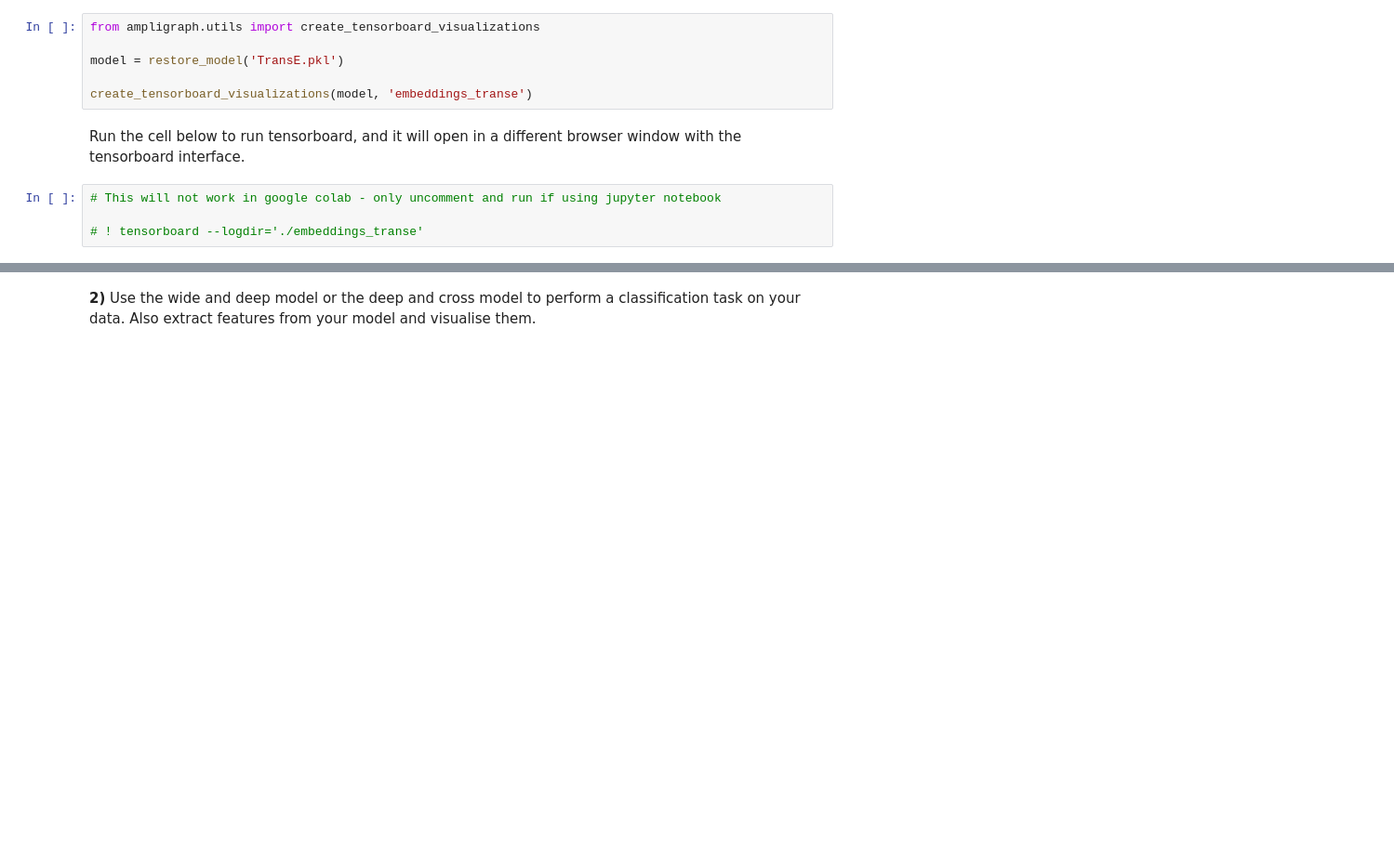
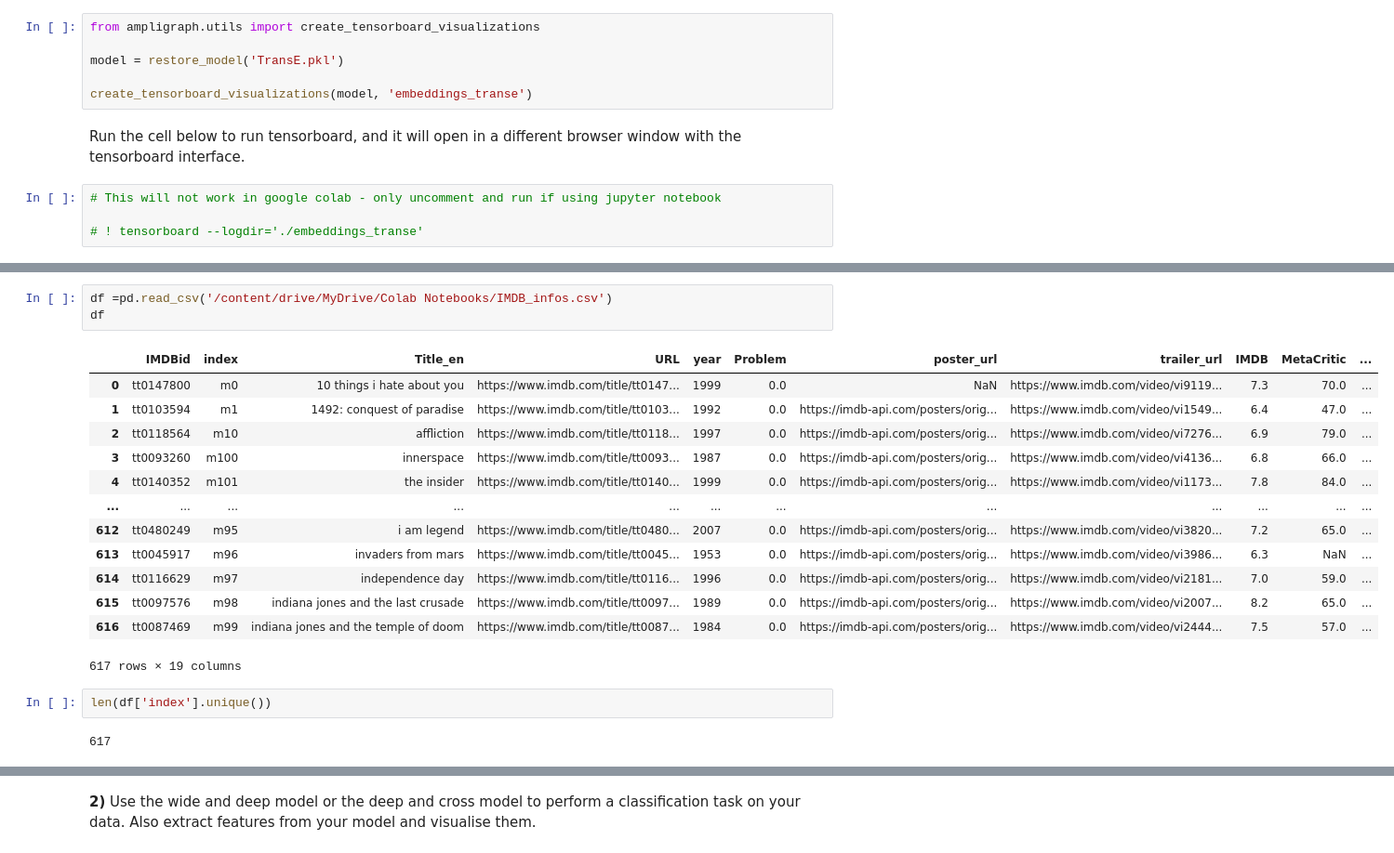
Before and after one commit to Hongkai040/Tutorials-Homework-Notebooks-1, a Jupyter notebook: Hongkai_week6_Tutorial_2_deep_knowledge_graph_categorical_tabular.ipynb, the cells around one changed output, grey strips where cells are left out. Shown at 93% size. Cells and saved outputs as stored; diff of their text form; blank space fills up the shorter version.

```diff
--- a/Hongkai_week6_Tutorial_2_deep_knowledge_graph_categorical_tabular.ipynb
+++ b/Hongkai_week6_Tutorial_2_deep_knowledge_graph_categorical_tabular.ipynb
@@ -2577,0 +2602,21 @@ In this homework you will be using your tabular/categorical data and knowledge g
+# %%
+df =pd.read_csv('/content/drive/MyDrive/Colab Notebooks/IMDB_infos.csv')
+df
+# %% [output]
+|  | IMDBid | index | Title_en | URL | year | Problem | poster_url | trailer_url | IMDB | MetaCritic | ... |
+| 0 | tt0147800 | m0 | 10 things i hate about you | https://www.imdb.com/title/tt0147... | 1999 | 0.0 | NaN | https://www.imdb.com/video/vi9119... | 7.3 | 70.0 | ... |
+| 1 | tt0103594 | m1 | 1492: conquest of paradise | https://www.imdb.com/title/tt0103... | 1992 | 0.0 | https://imdb-api.com/posters/orig... | https://www.imdb.com/video/vi1549... | 6.4 | 47.0 | ... |
+| 2 | tt0118564 | m10 | affliction | https://www.imdb.com/title/tt0118... | 1997 | 0.0 | https://imdb-api.com/posters/orig... | https://www.imdb.com/video/vi7276... | 6.9 | 79.0 | ... |
+| 3 | tt0093260 | m100 | innerspace | https://www.imdb.com/title/tt0093... | 1987 | 0.0 | https://imdb-api.com/posters/orig... | https://www.imdb.com/video/vi4136... | 6.8 | 66.0 | ... |
+| 4 | tt0140352 | m101 | the insider | https://www.imdb.com/title/tt0140... | 1999 | 0.0 | https://imdb-api.com/posters/orig... | https://www.imdb.com/video/vi1173... | 7.8 | 84.0 | ... |
+| ... | ... | ... | ... | ... | ... | ... | ... | ... | ... | ... | ... |
+| 612 | tt0480249 | m95 | i am legend | https://www.imdb.com/title/tt0480... | 2007 | 0.0 | https://imdb-api.com/posters/orig... | https://www.imdb.com/video/vi3820... | 7.2 | 65.0 | ... |
+| 613 | tt0045917 | m96 | invaders from mars | https://www.imdb.com/title/tt0045... | 1953 | 0.0 | https://imdb-api.com/posters/orig... | https://www.imdb.com/video/vi3986... | 6.3 | NaN | ... |
+| 614 | tt0116629 | m97 | independence day | https://www.imdb.com/title/tt0116... | 1996 | 0.0 | https://imdb-api.com/posters/orig... | https://www.imdb.com/video/vi2181... | 7.0 | 59.0 | ... |
+| 615 | tt0097576 | m98 | indiana jones and the last crusade | https://www.imdb.com/title/tt0097... | 1989 | 0.0 | https://imdb-api.com/posters/orig... | https://www.imdb.com/video/vi2007... | 8.2 | 65.0 | ... |
+| 616 | tt0087469 | m99 | indiana jones and the temple of doom | https://www.imdb.com/title/tt0087... | 1984 | 0.0 | https://imdb-api.com/posters/orig... | https://www.imdb.com/video/vi2444... | 7.5 | 57.0 | ... |
+617 rows × 19 columns
+# %%
+len(df['index'].unique())
+# %% [output]
+617
```
Also changed, not shown: parts of 48 cells of this notebook.
